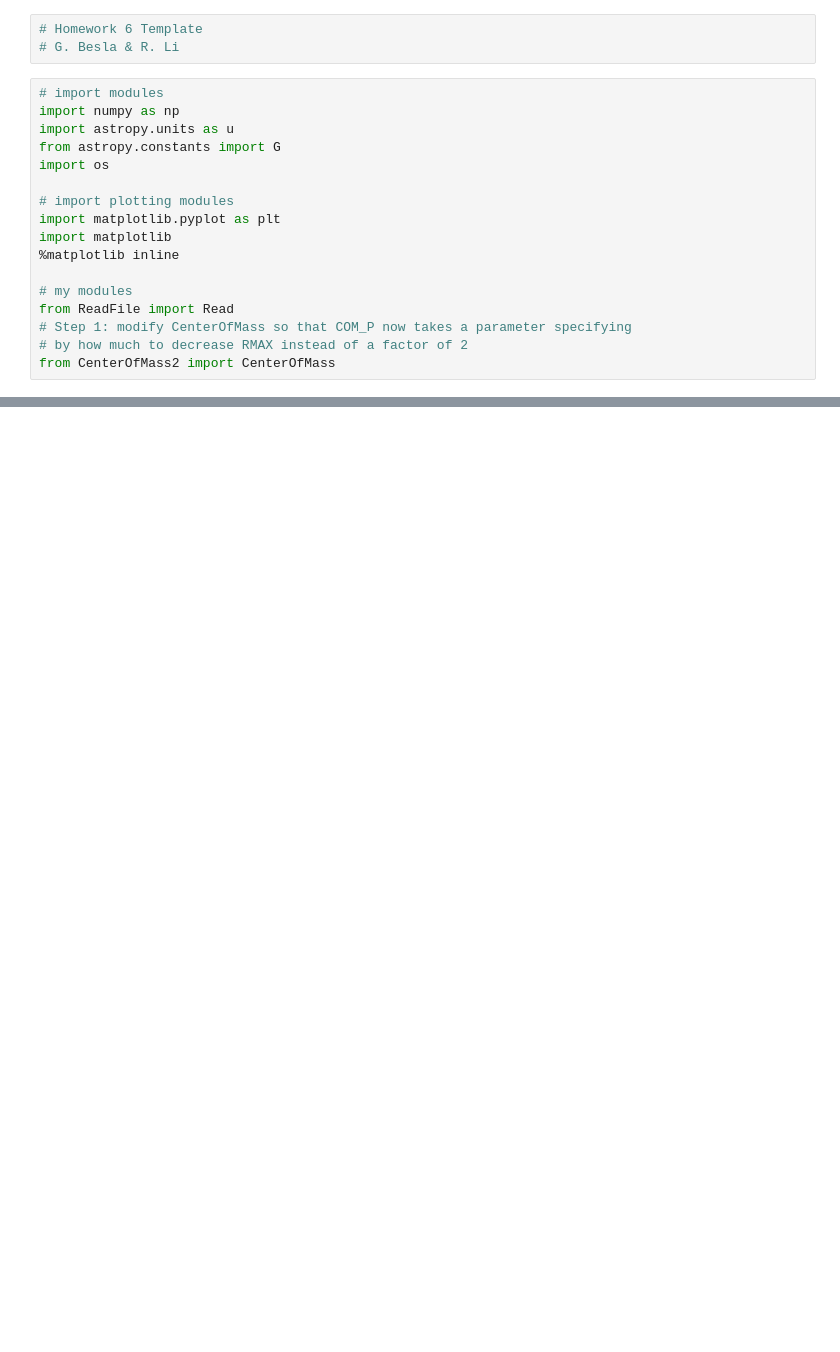
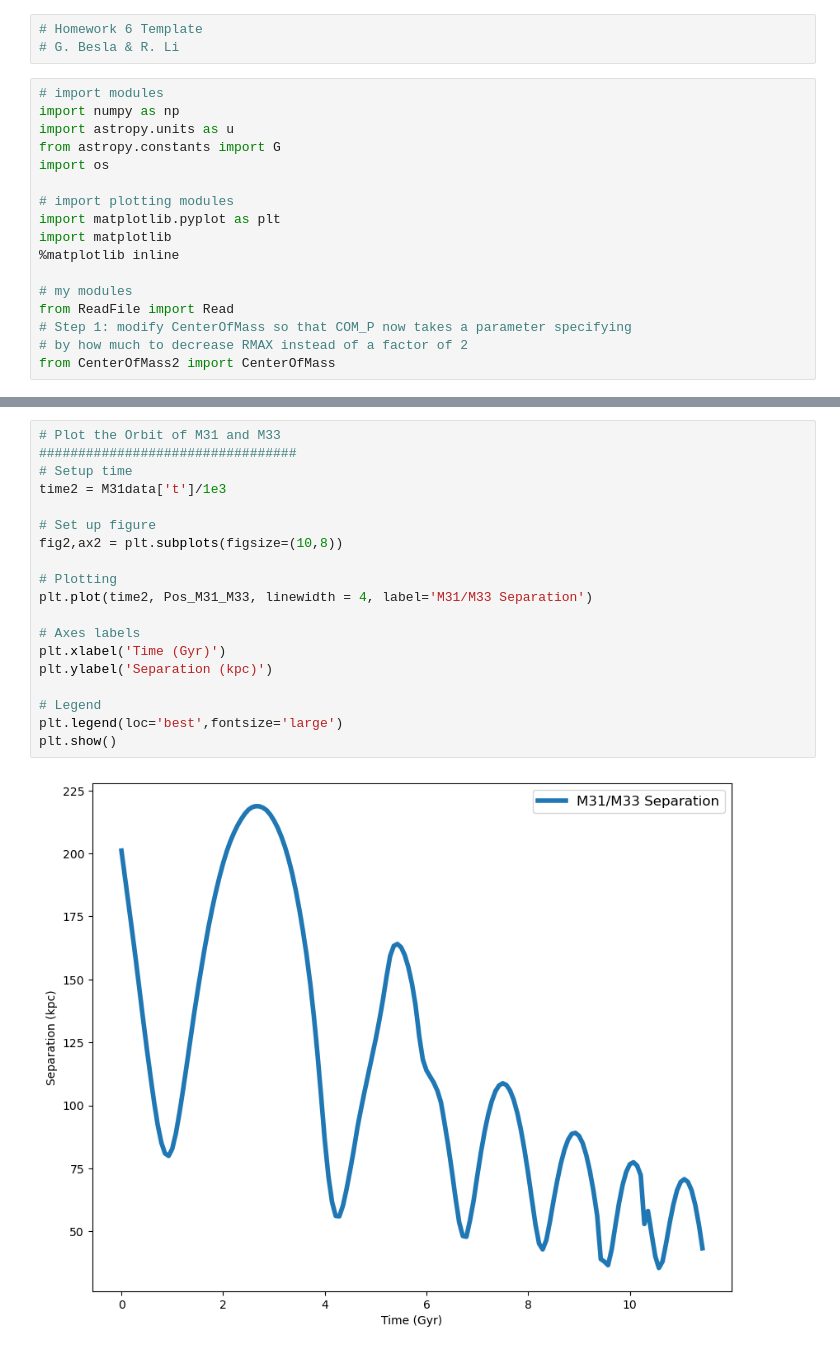
Before and after one commit to abressani/ASTR-400B, a Jupyter notebook: Homeworks/Homework6/OrbitCOM.ipynb, the cells around one changed output, grey strips where cells are left out. Saved outputs shown, nothing was run; the diff lists cells and outputs as text; blank space fills up the shorter version.

```diff
--- a/Homeworks/Homework6/OrbitCOM.ipynb
+++ b/Homeworks/Homework6/OrbitCOM.ipynb
@@ -139,0 +207,21 @@ Orbit_M33.txt
+# %%
+# Plot the Orbit of M31 and M33
+#################################
+# Setup time
+time2 = M31data['t']/1e3
+
+# Set up figure
+fig2,ax2 = plt.subplots(figsize=(10,8))
+
+# Plotting
+plt.plot(time2, Pos_M31_M33, linewidth = 4, label='M31/M33 Separation')
+
+# Axes labels
+plt.xlabel('Time (Gyr)')
+plt.ylabel('Separation (kpc)')
+
+# Legend
+plt.legend(loc='best',fontsize='large')
+plt.show()
+# %% [output]
+[figure, added]
```
Also changed, not shown: parts of 13 cells of this notebook, 6 other files.
